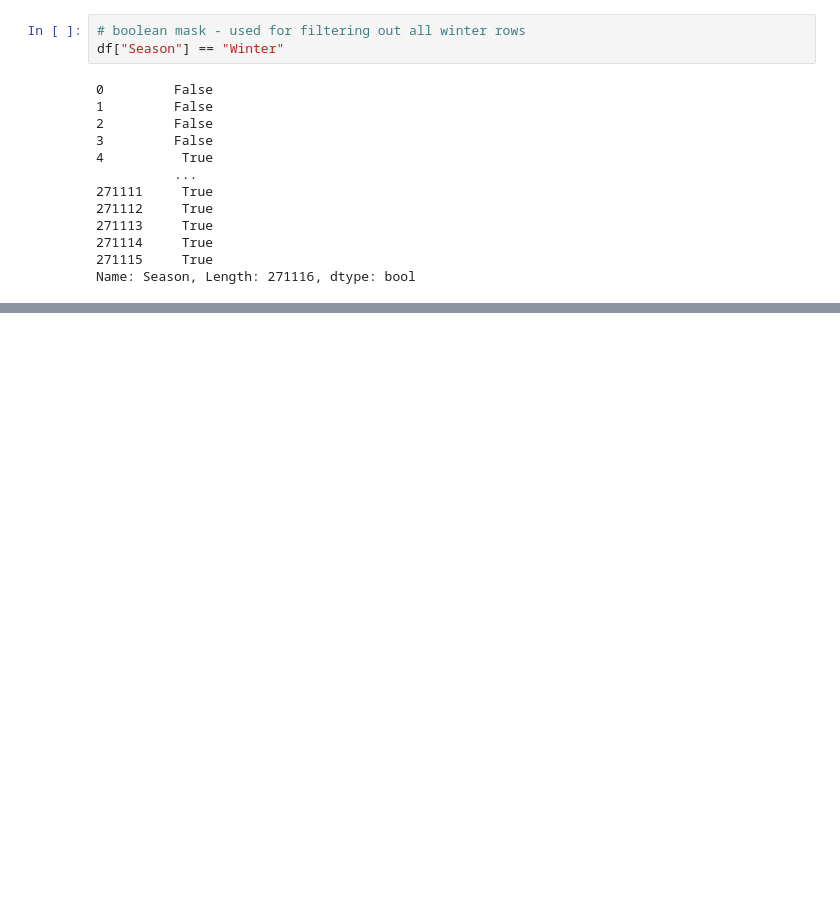
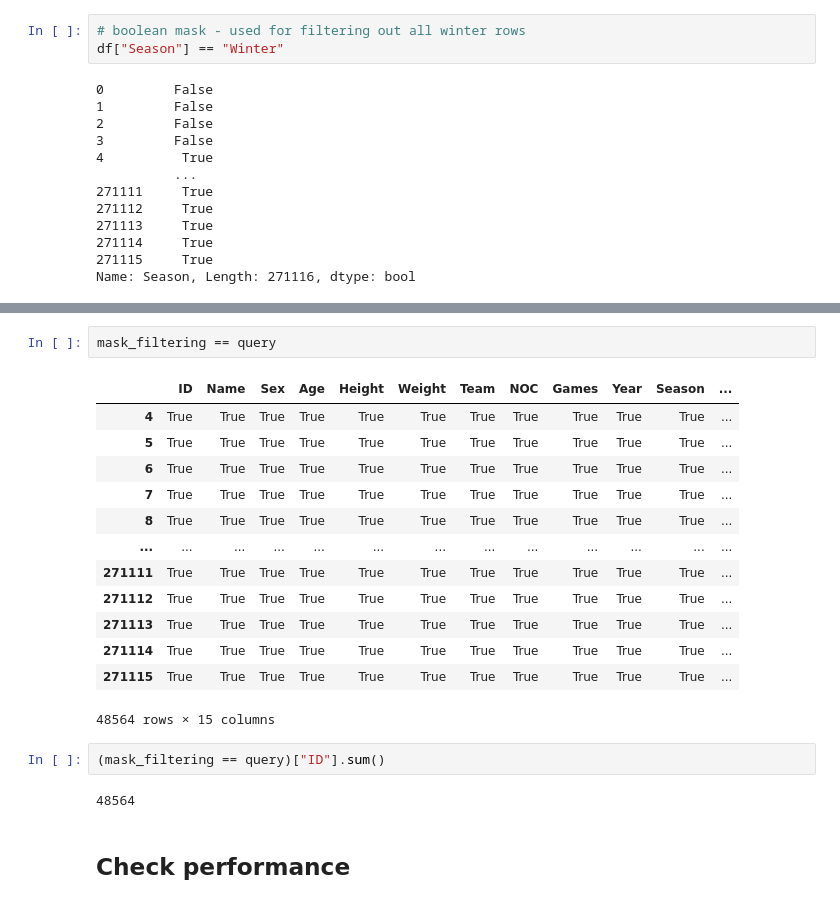
Before and after one commit to AIgineerAB/data_processing_HA24, a Jupyter notebook: code_alongs/Lec12_high_performance.ipynb, the cells around one changed output, grey strips where cells are left out. Drawn from its saved outputs; the diff is of its cells as text; blank space fills up the shorter version.

```diff
--- a/code_alongs/Lec12_high_performance.ipynb
+++ b/code_alongs/Lec12_high_performance.ipynb
@@ -95,3 +95,25 @@ query.head()
 | 6 | 5 | Christine Jacoba Aaftink | F | 25.0 | 185.0 | 82.0 | Netherlands | NED | 1992 Winter | 1992 | Winter | ... |
 | 7 | 5 | Christine Jacoba Aaftink | F | 25.0 | 185.0 | 82.0 | Netherlands | NED | 1992 Winter | 1992 | Winter | ... |
 | 8 | 5 | Christine Jacoba Aaftink | F | 27.0 | 185.0 | 82.0 | Netherlands | NED | 1994 Winter | 1994 | Winter | ... |
+# %%
+mask_filtering == query
+# %% [output]
+|  | ID | Name | Sex | Age | Height | Weight | Team | NOC | Games | Year | Season | ... |
+| 4 | True | True | True | True | True | True | True | True | True | True | True | ... |
+| 5 | True | True | True | True | True | True | True | True | True | True | True | ... |
+| 6 | True | True | True | True | True | True | True | True | True | True | True | ... |
+| 7 | True | True | True | True | True | True | True | True | True | True | True | ... |
+| 8 | True | True | True | True | True | True | True | True | True | True | True | ... |
+| ... | ... | ... | ... | ... | ... | ... | ... | ... | ... | ... | ... | ... |
+| 271111 | True | True | True | True | True | True | True | True | True | True | True | ... |
+| 271112 | True | True | True | True | True | True | True | True | True | True | True | ... |
+| 271113 | True | True | True | True | True | True | True | True | True | True | True | ... |
+| 271114 | True | True | True | True | True | True | True | True | True | True | True | ... |
+| 271115 | True | True | True | True | True | True | True | True | True | True | True | ... |
+48564 rows × 15 columns
+# %%
+(mask_filtering == query)["ID"].sum()
+# %% [output]
+48564
+# %% [markdown]
+## Check performance
```
Also changed, not shown: parts of 9 cells of this notebook.
